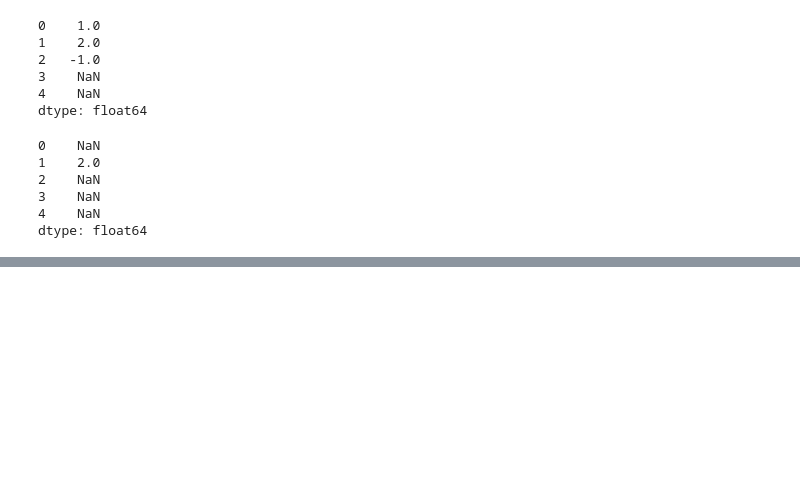
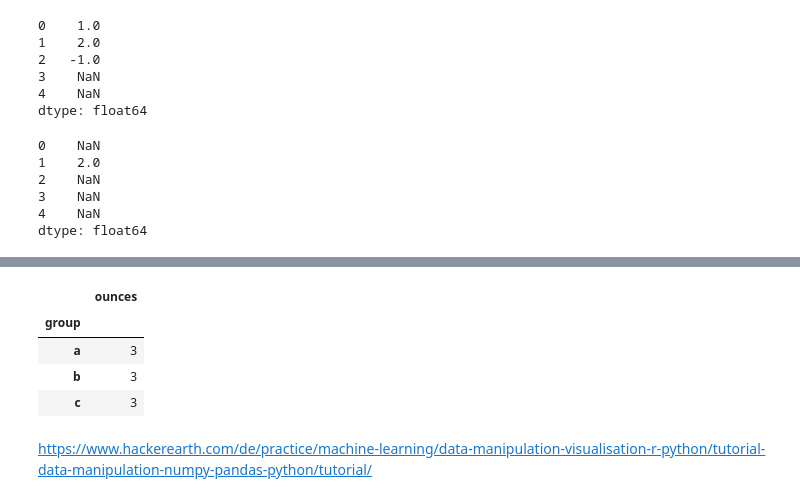
Before and after one commit to vmsgiridhar/AI2019, a Jupyter notebook: DS_Practice/NumpyPandas.ipynb, the cells around one changed output, grey strips where cells are left out. Drawn from its saved outputs; the diff is of its cells as text; code cells hidden in the pictures; blank space fills up the shorter version.

Commit message:
Numpy And Pandas Done

```diff
--- a/DS_Practice/NumpyPandas.ipynb
+++ b/DS_Practice/NumpyPandas.ipynb
@@ -589,0 +669,11 @@ data = pd.DataFrame(np.arange(12).reshape(3,4), index=['Giri','Keerthana','Teddy
+# %%
+#calculate count by each group
+data.pivot_table(values='ounces',index='group',aggfunc='count')
+# %% [output]
+|  | ounces |
+| group |  |
+| a | 3 |
+| b | 3 |
+| c | 3 |
+# %% [markdown]
+https://www.hackerearth.com/de/practice/machine-learning/data-manipulation-visualisation-r-python/tutorial-data-manipulation-numpy-pandas-python/tutorial/
```
Also changed, not shown: parts of 15 cells of this notebook.
